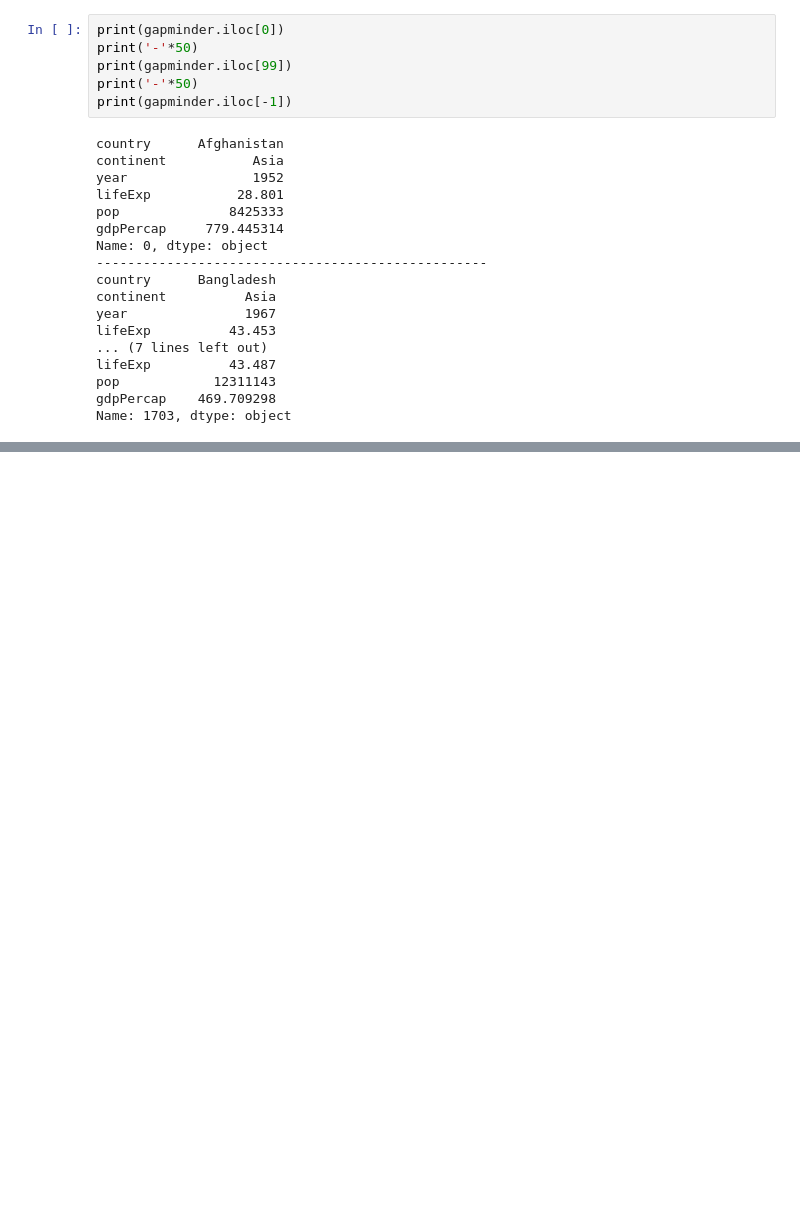
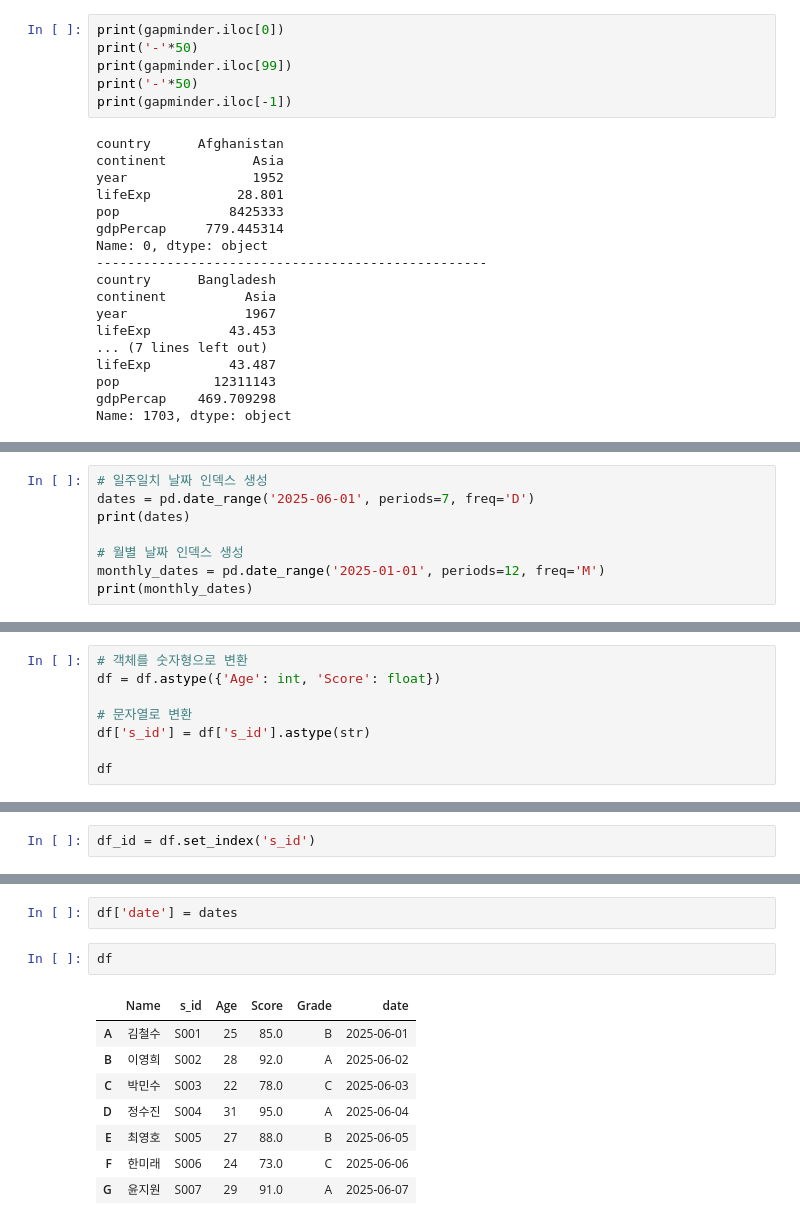
Before and after one commit to sjun4040/hipython_rep, a Jupyter notebook: 14.판다스.ipynb, the cells around one changed output, grey strips where cells are left out. Cells and saved outputs as stored; diff of their text form; blank space fills up the shorter version.

```diff
--- a/14.판다스.ipynb
+++ b/14.판다스.ipynb
@@ -407,0 +577,8 @@ Name: 1703, dtype: object
+# %%
+# 일주일치 날짜 인덱스 생성
+dates = pd.date_range('2025-06-01', periods=7, freq='D')
+print(dates)
+
+# 월별 날짜 인덱스 생성
+monthly_dates = pd.date_range('2025-01-01', periods=12, freq='M')
+print(monthly_dates)
@@ -407,0 +593,8 @@ Name: 1703, dtype: object
+# %%
+# 객체를 숫자형으로 변환
+df = df.astype({'Age': int, 'Score': float})
+
+# 문자열로 변환
+df['s_id'] = df['s_id'].astype(str)
+
+df
@@ -407,0 +610,2 @@ Name: 1703, dtype: object
+# %%
+df_id = df.set_index('s_id')
@@ -407,0 +658,13 @@ Name: 1703, dtype: object
+# %%
+df['date'] = dates
+# %%
+df
+# %% [output]
+|  | Name | s_id | Age | Score | Grade | date |
+| A | 김철수 | S001 | 25 | 85.0 | B | 2025-06-01 |
+| B | 이영희 | S002 | 28 | 92.0 | A | 2025-06-02 |
+| C | 박민수 | S003 | 22 | 78.0 | C | 2025-06-03 |
+| D | 정수진 | S004 | 31 | 95.0 | A | 2025-06-04 |
+| E | 최영호 | S005 | 27 | 88.0 | B | 2025-06-05 |
+| F | 한미래 | S006 | 24 | 73.0 | C | 2025-06-06 |
+| G | 윤지원 | S007 | 29 | 91.0 | A | 2025-06-07 |
```
Also changed, not shown: parts of 32 cells of this notebook, 3 other files.
